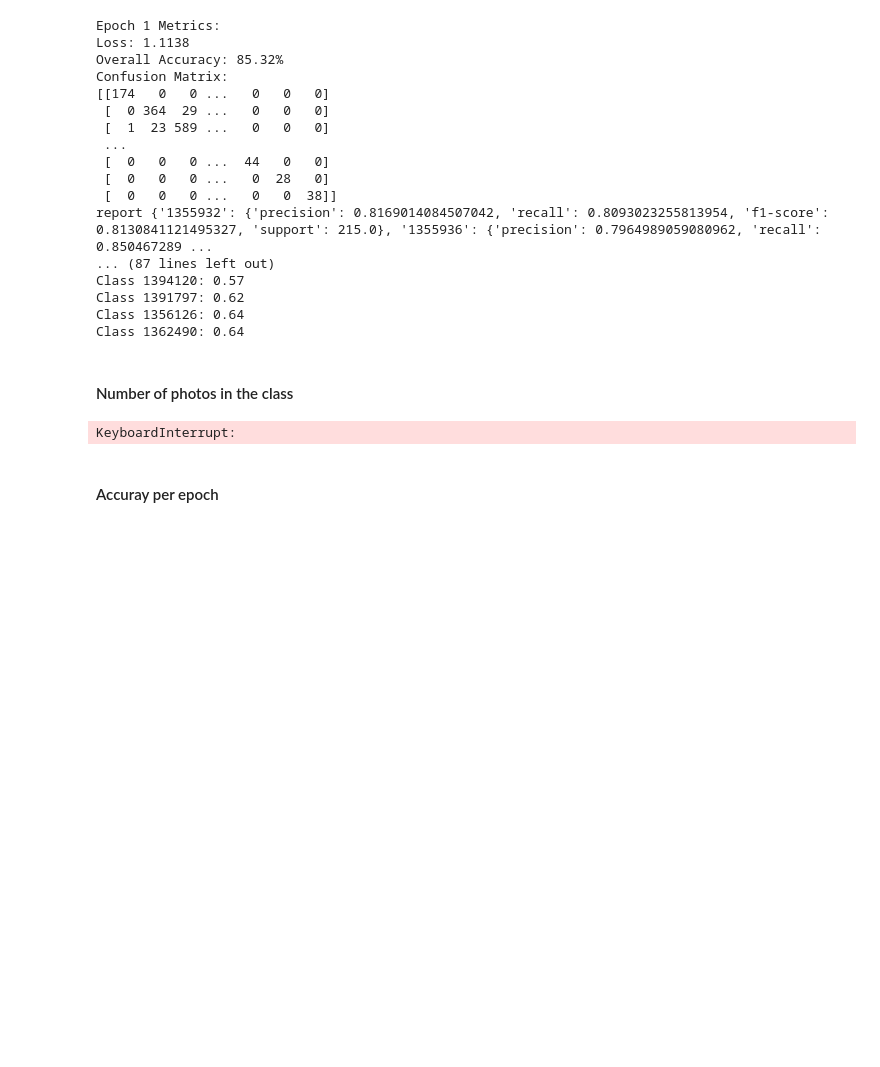
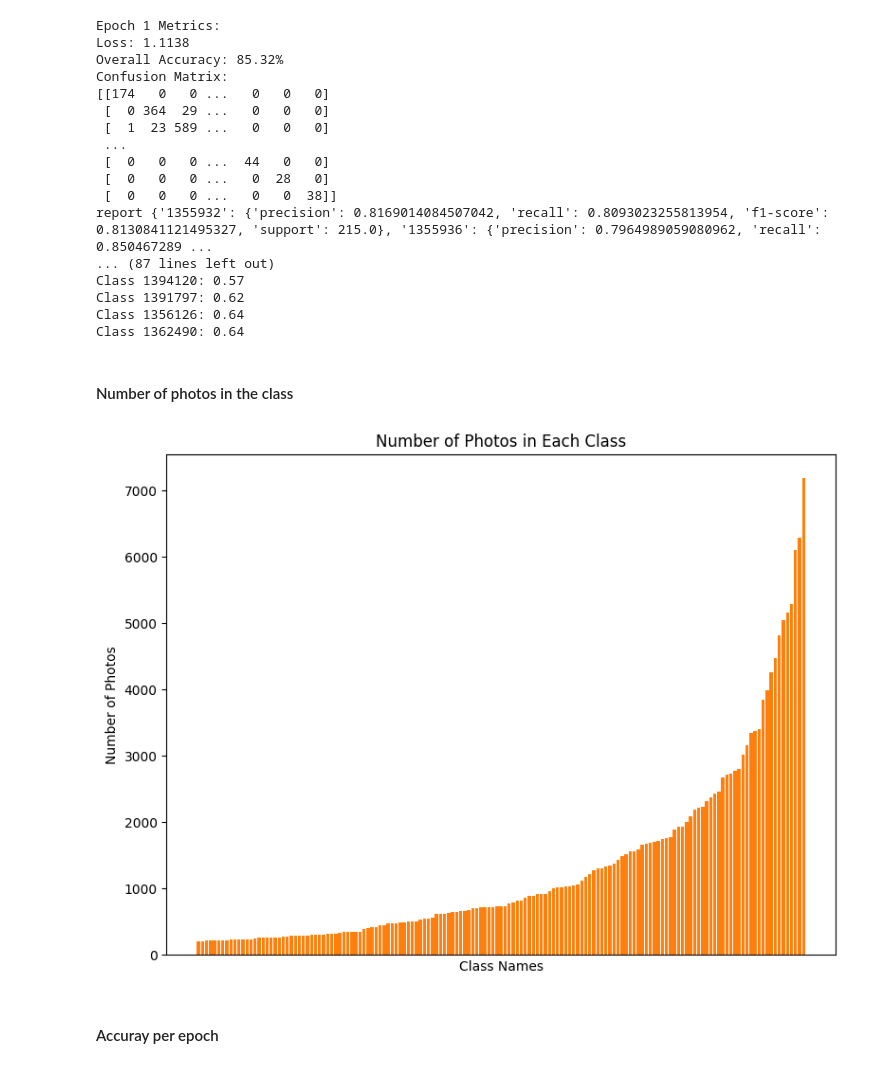
Before and after one commit to wieczorekaleksandra/trees_recognition, a Jupyter notebook: model_visualization.ipynb, the cells around one changed output. Cells and saved outputs as stored; diff of their text form; code cells hidden in the pictures; blank space fills up the shorter version.

Commit message:
visualization po raz k***a milionowy

```diff
--- a/model_visualization.ipynb
+++ b/model_visualization.ipynb
@@ -15,11 +15,12 @@ from dotenv import load_dotenv
 load_dotenv()
 
 PATH_TO_PLANTNET_300K = os.environ.get('PATH_TO_PLANTNET_300K')
+train_folder = 'train'
 
 def count_folders(directory):
     return len([name for name in os.listdir(directory) if os.path.isdir(os.path.join(directory, name))])
 
-train_set = f'{PATH_TO_PLANTNET_300K}/train'
+train_set = f'{PATH_TO_PLANTNET_300K}/{train_folder}'
 
 import resnet
 class_no = count_folders(train_set)
@@ -73,33 +74,33 @@ Class 1362490: 0.64
 # %% [markdown]
 #### Number of photos in the class
 # %%
-train_path = os.path.join(PATH_TO_PLANTNET_300K, 'train')
+train_path = os.path.join(PATH_TO_PLANTNET_300K, train_folder)
 train_dataset = ImageFolder(root=train_path)
 
 class_counts_dict = Counter([label for _, label in train_dataset])
 class_counts = np.array([class_counts_dict[i] for i in range(len(train_dataset.classes))])
 
-class_names = sorted(resnet.get_class_names(f'{PATH_TO_PLANTNET_300K}/train'))
+class_names = sorted(resnet.get_class_names(f'{PATH_TO_PLANTNET_300K}/{train_folder}'))
 
 sorted_indices = np.argsort(class_counts)
 sorted_class_counts = class_counts[sorted_indices]
 sorted_class_names = [class_names[i] for i in sorted_indices]
 
 plt.figure(figsize=(8, 6))
 plt.bar(sorted_class_names, sorted_class_counts)
 bars = plt.bar(sorted_class_names, sorted_class_counts)
-for bar, count in zip(bars, sorted_class_counts):
-    plt.text(bar.get_x() + bar.get_width() / 2, bar.get_height(), str(count),
-             ha='center', va='bottom', fontsize=10)
+# for bar, count in zip(bars, sorted_class_counts):
+#     plt.text(bar.get_x() + bar.get_width() / 2, bar.get_height(), str(count),
+#              ha='center', va='bottom', fontsize=10)
 
 plt.title('Number of Photos in Each Class')
 plt.xlabel('Class Names')
 plt.ylabel('Number of Photos')
-plt.xticks(rotation=45)
+plt.xticks([], [])
 plt.tight_layout()
 plt.show()
 # %% [output]
-KeyboardInterrupt:
+[figure, added]
 # %% [markdown]
 #### Accuray per epoch
 # %%
```
Also changed, not shown: parts of 9 cells of this notebook.
